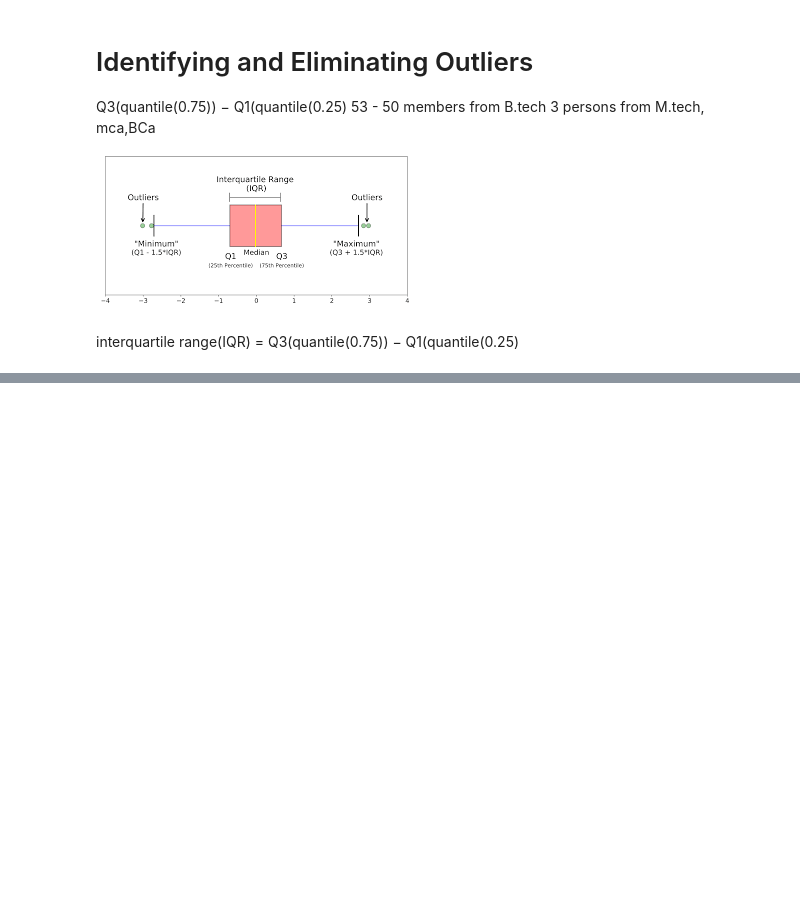
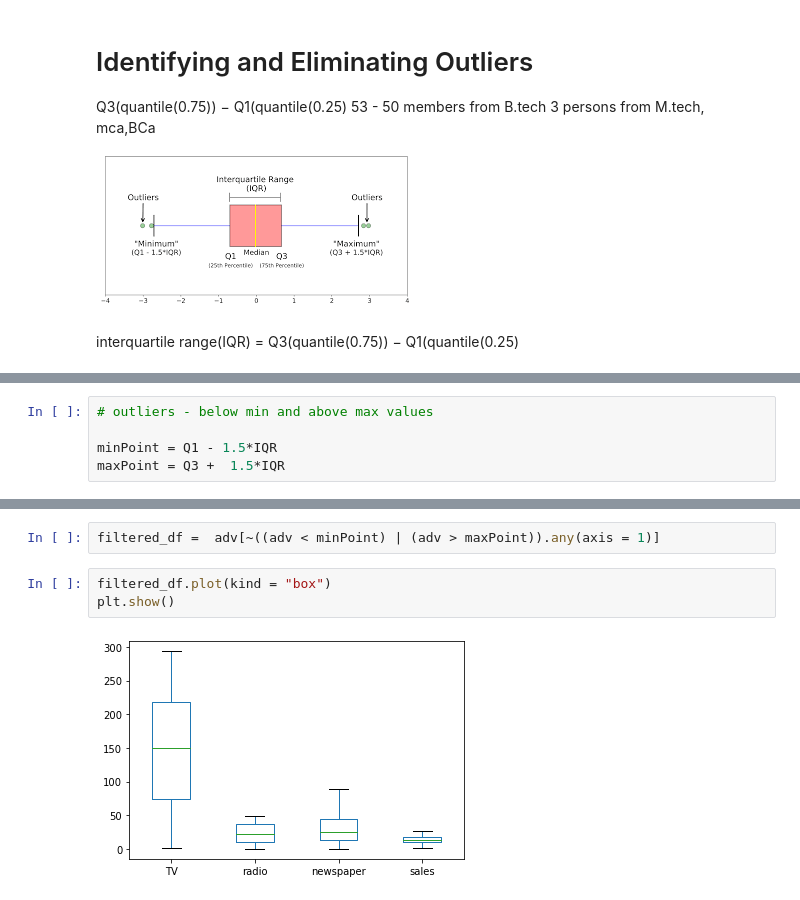
Before and after one commit to AP-State-Skill-Development-Corporation/DataScience-Python, a Jupyter notebook: Day10_30-09-2021/Day10_30-09-2021.ipynb, the cells around one changed output, grey strips where cells are left out. Drawn from its saved outputs; the diff is of its cells as text; blank space fills up the shorter version.

```diff
--- a/Day10_30-09-2021/Day10_30-09-2021.ipynb
+++ b/Day10_30-09-2021/Day10_30-09-2021.ipynb
@@ -386,0 +458,5 @@ Q3(quantile(0.75)) − Q1(quantile(0.25)
+# %%
+# outliers - below min and above max values
+
+minPoint = Q1 - 1.5*IQR
+maxPoint = Q3 +  1.5*IQR
@@ -386,0 +469,7 @@ Q3(quantile(0.75)) − Q1(quantile(0.25)
+# %%
+filtered_df =  adv[~((adv < minPoint) | (adv > maxPoint)).any(axis = 1)]
+# %%
+filtered_df.plot(kind = "box")
+plt.show()
+# %% [output]
+[figure, added]
```
Also changed, not shown: parts of 24 cells of this notebook.
